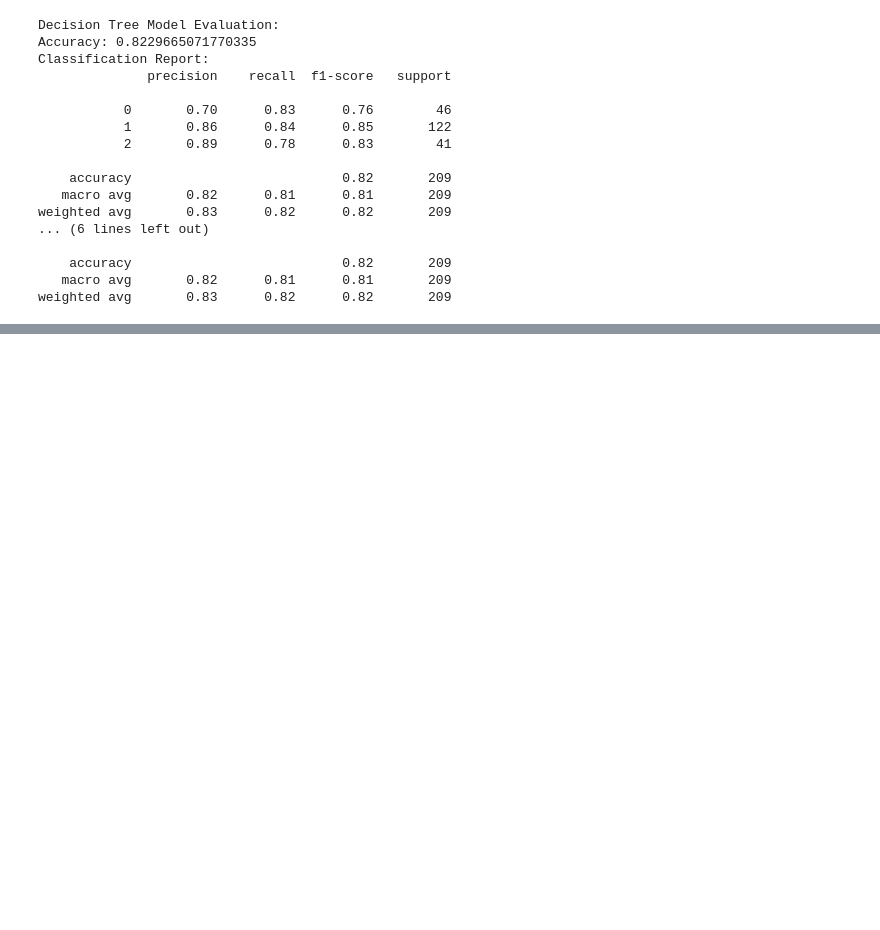
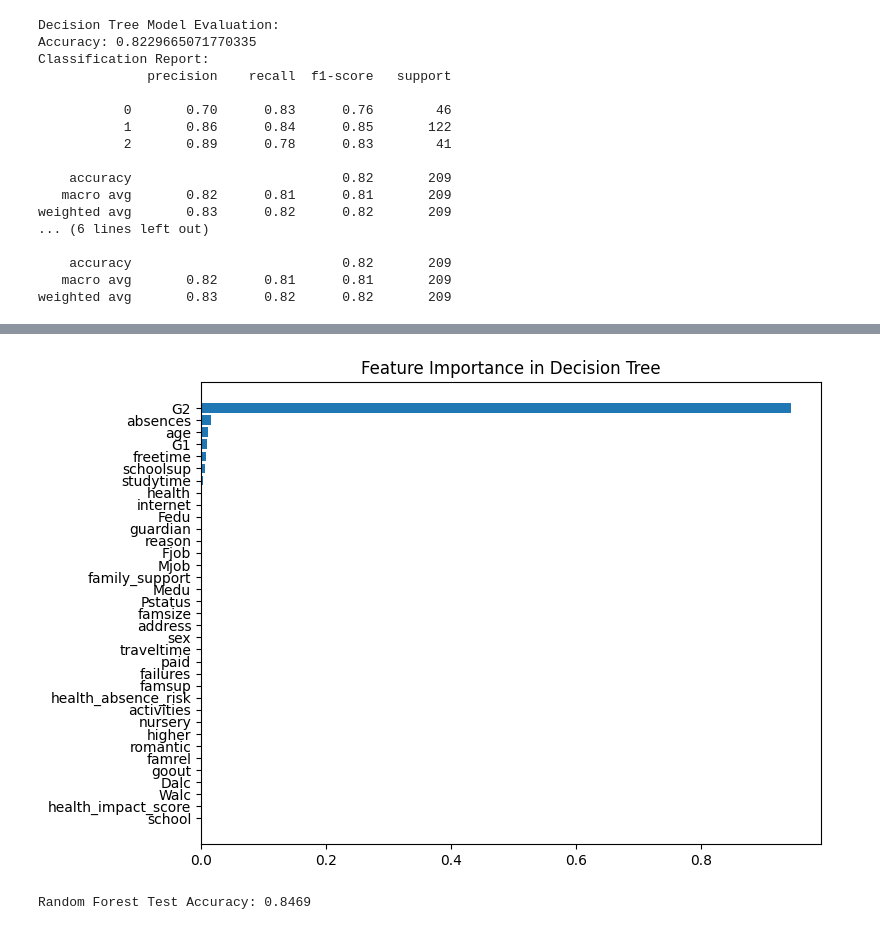
Before and after one commit to ethanshipman/Group-5-Project-4, a Jupyter notebook: Jupyter_Notebooks/NT_Notebook.ipynb, the cells around one changed output, grey strips where cells are left out. Cells and saved outputs as stored; diff of their text form; code cells hidden in the pictures; blank space fills up the shorter version.

```diff
--- a/Jupyter_Notebooks/NT_Notebook.ipynb
+++ b/Jupyter_Notebooks/NT_Notebook.ipynb
@@ -204,0 +256,18 @@ weighted avg       0.83      0.82      0.82       209
+# %%
+from sklearn.tree import DecisionTreeClassifier
+
+# Prune the decision tree
+pruned_tree_model = DecisionTreeClassifier(
+    max_depth=5,  # Limits how deep the tree grows
+    min_samples_split=10,  # Minimum 10 samples to split a node
+    min_samples_leaf=5,  # Minimum 5 samples per leaf
+    random_state=42
+)
+
+pruned_tree_model.fit(X_train, y_train)
+y_pred_pruned = pruned_tree_model.predict(X_test)
+pruned_tree_accuracy = accuracy_score(y_test, y_pred_pruned)
+
+print("\nPruned Decision Tree Model Evaluation:")
+print(f"Accuracy: {pruned_tree_accuracy:.4f}")
+print(classification_report(y_test, y_pred_pruned))
@@ -204,0 +286,26 @@ weighted avg       0.83      0.82      0.82       209
+# %%
+import matplotlib.pyplot as plt
+import numpy as np
+#Compare feature importance in decision tree
+feature_importance = pruned_tree_model.feature_importances_
+feature_names = X_train.columns
+
+#Plot and show
+sorted_idx = np.argsort(feature_importance)
+plt.figure(figsize=(8, 6))
+plt.barh(range(len(sorted_idx)), feature_importance[sorted_idx], align="center")
+plt.yticks(range(len(sorted_idx)), np.array(feature_names)[sorted_idx])
+plt.title("Feature Importance in Decision Tree")
+plt.show()
+# %% [output]
+[figure, added]
+# %%
+from sklearn.ensemble import RandomForestClassifier
+
+rf_model = RandomForestClassifier(n_estimators=100, max_depth=5, random_state=42)
+rf_model.fit(X_train, y_train)
+
+rf_accuracy = rf_model.score(X_test, y_test)
+print(f"Random Forest Test Accuracy: {rf_accuracy:.4f}")
+# %% [output]
+Random Forest Test Accuracy: 0.8469
```
Also changed, not shown: parts of 8 cells of this notebook.
